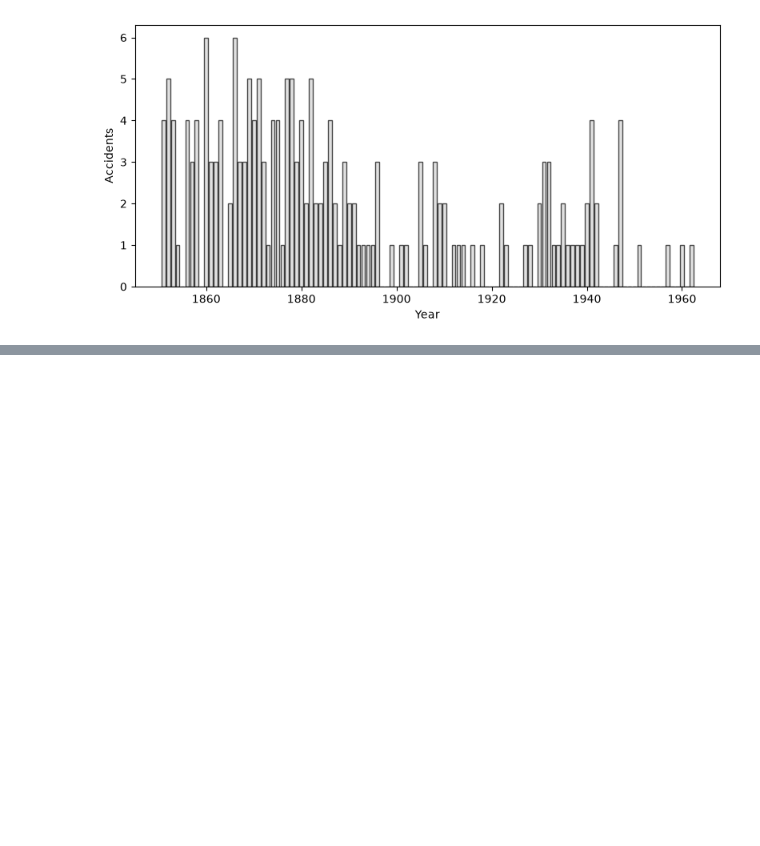
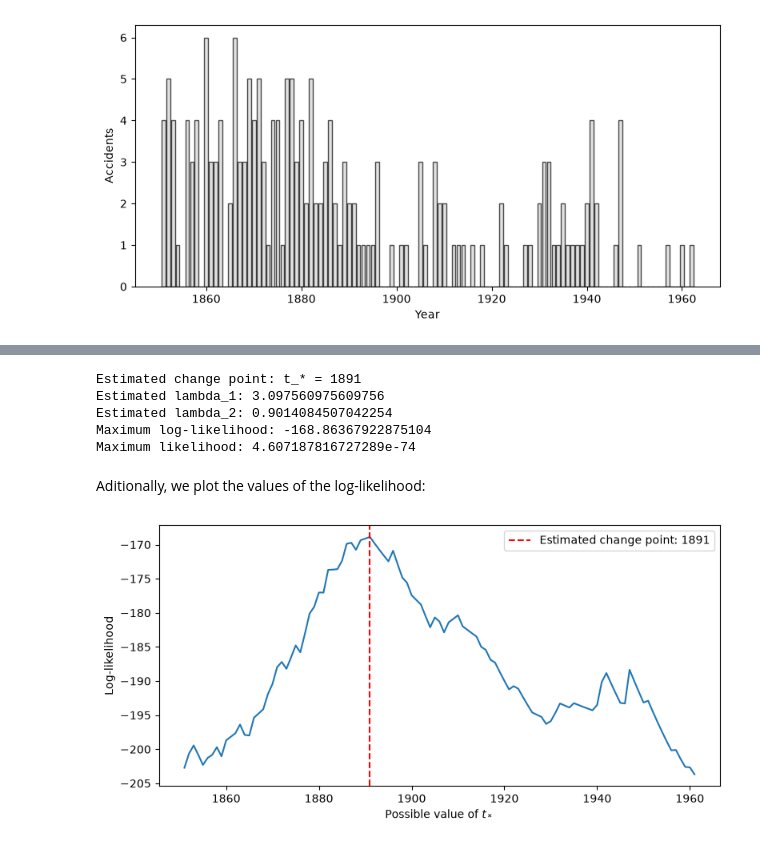
Before and after one commit to cbasitodx/ADVANCED_STATISTIC_LAB1, a Jupyter notebook: TPBayes.ipynb, the cells around one changed output, grey strips where cells are left out. Cells and saved outputs as stored; diff of their text form; code cells hidden in the pictures; blank space fills up the shorter version.

```diff
--- a/TPBayes.ipynb
+++ b/TPBayes.ipynb
@@ -604,0 +649,2 @@ $$
+# %%
+times = data['Year'].to_numpy()
@@ -604,0 +721,42 @@ $$
+# %%
+t_star = max(results, key=lambda t: results[t]["log_likelihood"])
+best_result = results[t_star]
+
+lambda_1 = best_result['lambda_1']
+lambda_2 = best_result['lambda_2']
+
+print(f"Estimated change point: t_* = {t_star}")
+print(f"Estimated lambda_1: {lambda_1}")
+print(f"Estimated lambda_2: {lambda_2}")
+print(f"Maximum log-likelihood: {best_result['log_likelihood']}")
+print(f"Maximum likelihood: {np.exp(best_result['log_likelihood'])}")
+# %% [output]
+Estimated change point: t_* = 1891
+Estimated lambda_1: 3.097560975609756
+Estimated lambda_2: 0.9014084507042254
+Maximum log-likelihood: -168.86367922875104
+Maximum likelihood: 4.607187816727289e-74
+# %% [markdown]
+Aditionally, we plot the values of the log-likelihood:
+# %%
+plt.figure(figsize=(8, 4))
+
+plt.plot(
+    list(results.keys()),
+    [result["log_likelihood"] for result in results.values()]
+)
+
+plt.axvline(
+    t_star,
+    color="red",
+    linestyle="--",
+    label=f"Estimated change point: {t_star}"
+)
+
+plt.xlabel("Possible value of $t_*$")
+plt.ylabel("Log-likelihood")
+plt.legend()
+plt.tight_layout()
+plt.show()
+# %% [output]
+[figure, added]
```
Also changed, not shown: parts of 35 cells of this notebook.
